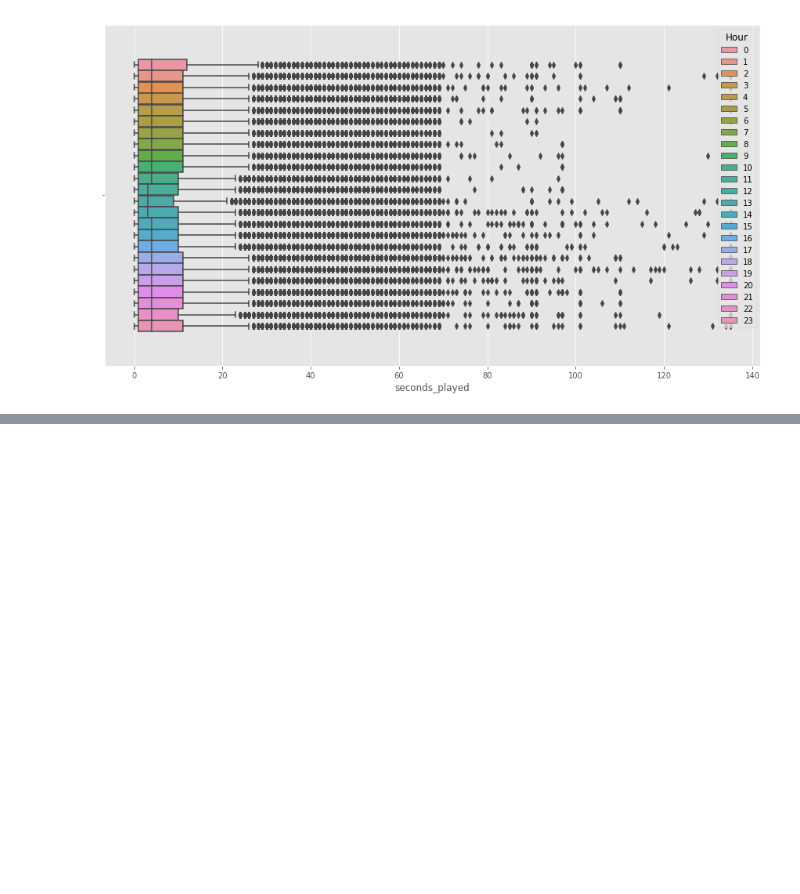
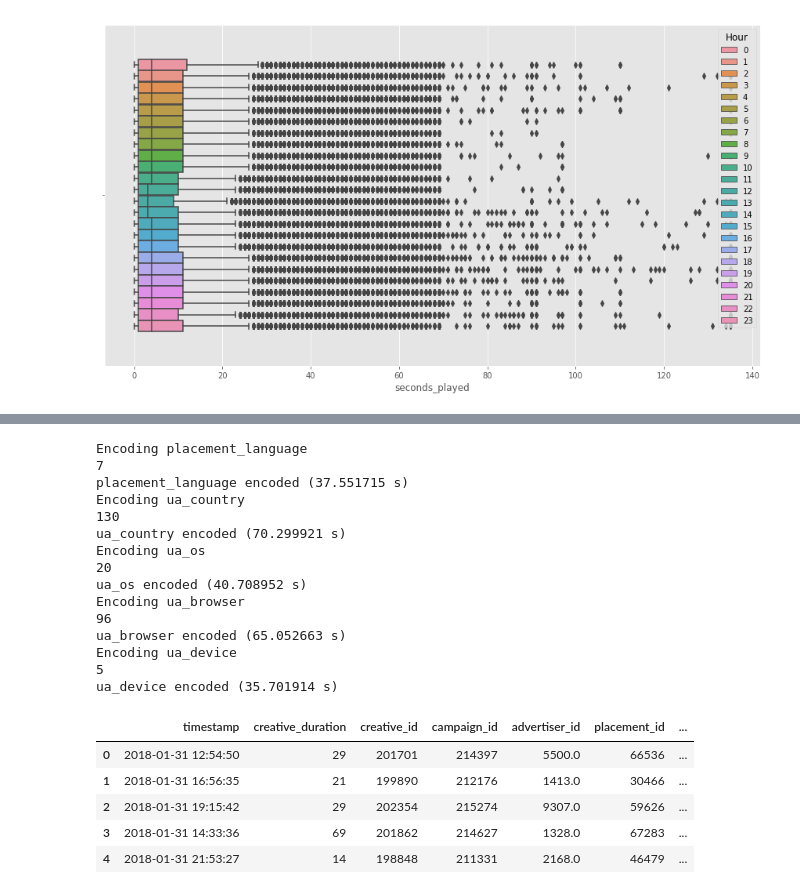
Before and after one commit to Frayal/AdTech-2018, a Jupyter notebook: projet.ipynb, the cells around one changed output, grey strips where cells are left out. Cells and saved outputs as stored; diff of their text form; code cells hidden in the pictures; blank space fills up the shorter version.

```diff
--- a/projet.ipynb
+++ b/projet.ipynb
@@ -127,6 +127,7 @@ Number of entries when all NaNs are dropped:  926617
 # %%
 # Premier jet, tout remplacer par 0
 df_train = df_train.fillna(0)
+df_test = df_test.fillna(0)
 # %%
 # Replace the date format, expand into 3 columns year, month, day
 
@@ -183,0 +205,26 @@ Encoding placement_language
+# %%
+df_test_encoded = df_test.drop(["auction_id","referer_deep_three"],axis=1)
+df_test_encoded = encode_categorical(df_test_encoded)
+df_test_encoded.head()
+# %% [output]
+Encoding placement_language
+7
+placement_language encoded (37.551715 s)
+Encoding ua_country
+130
+ua_country encoded (70.299921 s)
+Encoding ua_os
+20
+ua_os encoded (40.708952 s)
+Encoding ua_browser
+96
+ua_browser encoded (65.052663 s)
+Encoding ua_device
+5
+ua_device encoded (35.701914 s)
+|  | timestamp | creative_duration | creative_id | campaign_id | advertiser_id | placement_id | ... |
+| 0 | 2018-01-31 12:54:50 | 29 | 201701 | 214397 | 5500.0 | 66536 | ... |
+| 1 | 2018-01-31 16:56:35 | 21 | 199890 | 212176 | 1413.0 | 30466 | ... |
+| 2 | 2018-01-31 19:15:42 | 29 | 202354 | 215274 | 9307.0 | 59626 | ... |
+| 3 | 2018-01-31 14:33:36 | 69 | 201862 | 214627 | 1328.0 | 67283 | ... |
+| 4 | 2018-01-31 21:53:27 | 14 | 198848 | 211331 | 2168.0 | 46479 | ... |
```
Also changed, not shown: parts of 10 cells of this notebook.
